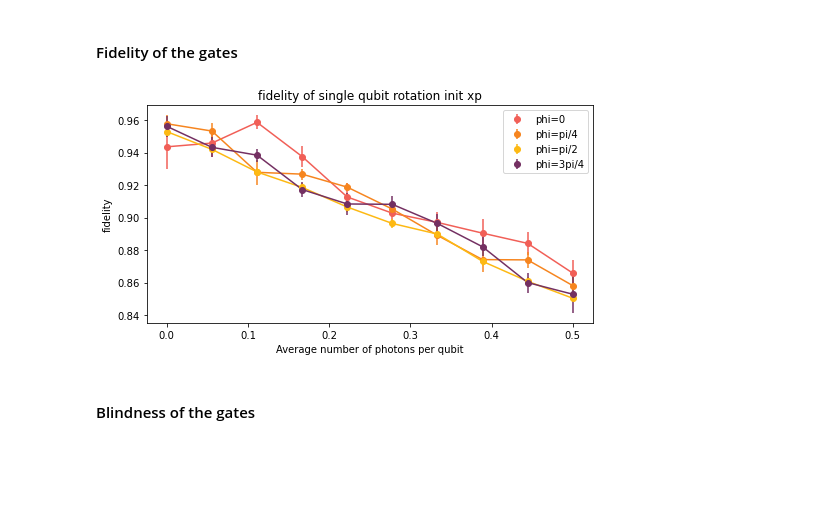
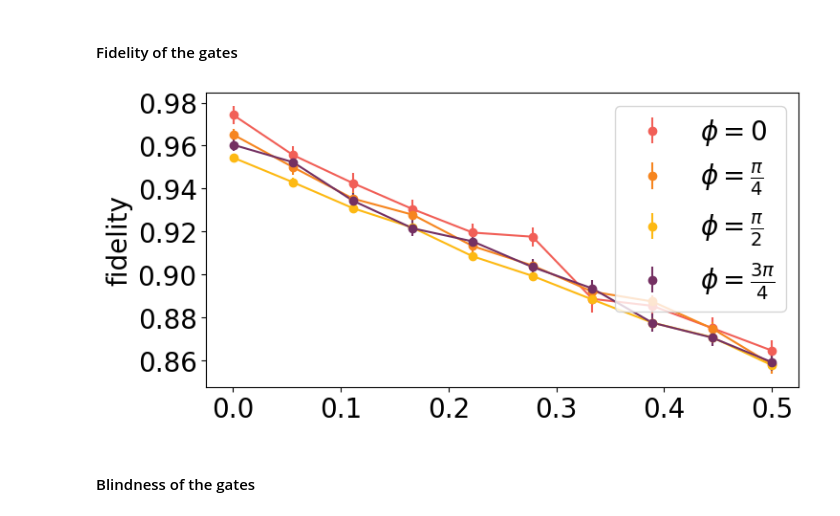
Before and after one commit to lukingroup/simnet, a Jupyter notebook: Notebooks/Blind_SingleNode_errorSources.ipynb, the cells around one changed output. Drawn from its saved outputs; the diff is of its cells as text; code cells hidden in the pictures; blank space fills up the shorter version.

```diff
--- a/Notebooks/Blind_SingleNode_errorSources.ipynb
+++ b/Notebooks/Blind_SingleNode_errorSources.ipynb
@@ -68,5 +72,5 @@ Node B contrast =  71.9912989176812
 # %%
-b16_contrast = 25 # range 18 - 30
+b16_contrast = 22 # range 18 - 30
 g12_contrast = 20 # range 12 - 20
 
 siv_b.set_contrast(b16_contrast)
@@ -412,7 +430,7 @@ def blindness_singleRot(rho_array_cl):
 # %% [markdown]
 ## Single gate fidelities and blindness as a function of contrast errors
 # %%
-contrast_list = np.array([ 7., 12., 25, 40, 100])
+contrast_list = np.array([ 3., 12., 17, 28, 40, 100])
 phi1 = [0, np.pi/4, np.pi/2, 3*np.pi/4]
 phi2 = 0
 phi3 = 0
@@ -642,14 +692,8 @@ B16 contrast is set to =  22.03805164132863
 # %%
-imperfections ={'contrast_noise': 0, #(0 not noisy or 1 noisy)
-                'contrast': 'real', #'real' set by the cavity-QED parameters
-                'tdinoise': - 0.1, #np.pi/25, #'real'
-                'mw': 'real', # or perfect
-                'mw_noise': 1, #(0 is stable or 1 noisy/underotates overroates every experimental shot)
-                'mw_fid_num': [0.99, 0.99] # default fidelities
-               }
+
 cluster_state_length = 1
 
-n_rounds = 40
+n_rounds = 100
 n_col = 6
 
 rates_apd1_apd2_angle = np.empty((0, 2), dtype=float)
@@ -674,8 +718,9 @@ for i in range(len(mu_list)):
         print("Phi angle = ", phi1e)
         for i in range(n_rounds):
             rho_init_xp = sim.single_node_electron_exp(el_initial_xp, imperfections, cluster_state_length, phi1e, phi1, phi3, mu)
-            rho_n_array_s = np.append(rho_n_array_s, [rho_init_xp[0]], axis = 0)
-            rho_n_array_cl = np.append(rho_n_array_cl, [(qt.sigmaz()**(rho_init_xp[1]))*rho_init_xp[0]*(qt.sigmaz()**(rho_init_xp[1]))], axis = 0)
+            rho_n_array_s = np.append(rho_n_array_s, [rho_init_xp[0].full()], axis = 0)
+            rho_corr = (qt.sigmaz()**(rho_init_xp[1]))*rho_init_xp[0]*(qt.sigmaz()**(rho_init_xp[1]))
+            rho_n_array_cl = np.append(rho_n_array_cl, [rho_corr.full()], axis = 0)
         rates_apd1_apd2 = np.append(rates_apd1_apd2, [rho_init_xp[2:4]])
 
         rho_phi_n_array_s = np.vstack([rho_phi_n_array_s, [rho_n_array_s]])
@@ -728,28 +773,41 @@ for i in range(len(mu_list)):
     fid_ave = np.append(fid_ave, fid_ave_phi_mu)
     fid_err = np.append(fid_err, fid_err_phi_mu)
 # %%
+font = 20
 plt.figure(figsize=(8, 4))
+
+# Plot and error bars for phi=0
 plt.plot(mu_list, fid_ave[::len(phi1)], color=c1)
-plt.errorbar(mu_list,  fid_ave[::len(phi1)], yerr= fid_err[::len(phi1)],  fmt='o', color=c1, label='phi=0')
+plt.errorbar(mu_list, fid_ave[::len(phi1)], yerr=fid_err[::len(phi1)], fmt='o', color=c1, label='$\\phi=0$')
+
+# Plot and error bars for phi=pi/4
 plt.plot(mu_list, fid_ave[1::len(phi1)], color=c2)
-plt.errorbar(mu_list,  fid_ave[1::len(phi1)], yerr= fid_err[1::len(phi1)],  fmt='o', color=c2, label='phi=pi/4')
+plt.errorbar(mu_list, fid_ave[1::len(phi1)], yerr=fid_err[1::len(phi1)], fmt='o', color=c2, label='$\\phi=\\frac{\pi}{4}$')
+
+# Plot and error bars for phi=pi/2
 plt.plot(mu_list, fid_ave[2::len(phi1)], color=c3)
-plt.errorbar(mu_list,  fid_ave[2::len(phi1)], yerr= fid_err[2::len(phi1)],  fmt='o', color=c3, label='phi=pi/2')
+plt.errorbar(mu_list, fid_ave[2::len(phi1)], yerr=fid_err[2::len(phi1)], fmt='o', color=c3, label='$\\phi=\\frac{\pi}{2}$')
+
+# Plot and error bars for phi=3pi/4
 plt.plot(mu_list, fid_ave[3::len(phi1)], color=c4)
-plt.errorbar(mu_list,  fid_ave[3::len(phi1)], yerr= fid_err[3::len(phi1)],  fmt='o', color=c4, label='phi=3pi/4')
+plt.errorbar(mu_list, fid_ave[3::len(phi1)], yerr=fid_err[3::len(phi1)], fmt='o', color=c4, label='$\\phi=\\frac{3\pi}{4}$')
 
-#Add labels and title
-plt.xlabel('Average number of photons per qubit')
-plt.ylabel('fidelity')
-plt.title('fidelity of single qubit rotation init xp')
-plt.legend()
+# Add labels and title with specified font size
+# plt.xlabel('Average number of photons per qubit', fontsize=font)
+plt.ylabel('fidelity', fontsize=font)
+# plt.title('Fidelity of single qubit rotation init x+', fontsize=font)
+plt.legend(fontsize=font)
+
+# Adjust tick label sizes
+plt.xticks(fontsize=font)
+plt.yticks(fontsize=font)
+
 plt.savefig('/Users/azizasuleymanzade/Lukin SiV Dropbox/Aziza azizasuleymanzade@g.harvard.edu/bqc_paper/Simulation/SimulationCode/OutputFiles/BlindComputing/Fig1/Figures/PaperFigs/Fid_xpinit_vs_mu_exp.png', format='pdf')   # Save as PDF
-
 
 # Show the plot
 plt.show()
 # %% [output]
-[figure, old version]
+[figure, new version]
 # %% [markdown]
 #### Blindness of the gates
 # %%
```
Also changed, not shown: parts of 29 cells of this notebook, 2 other files.
